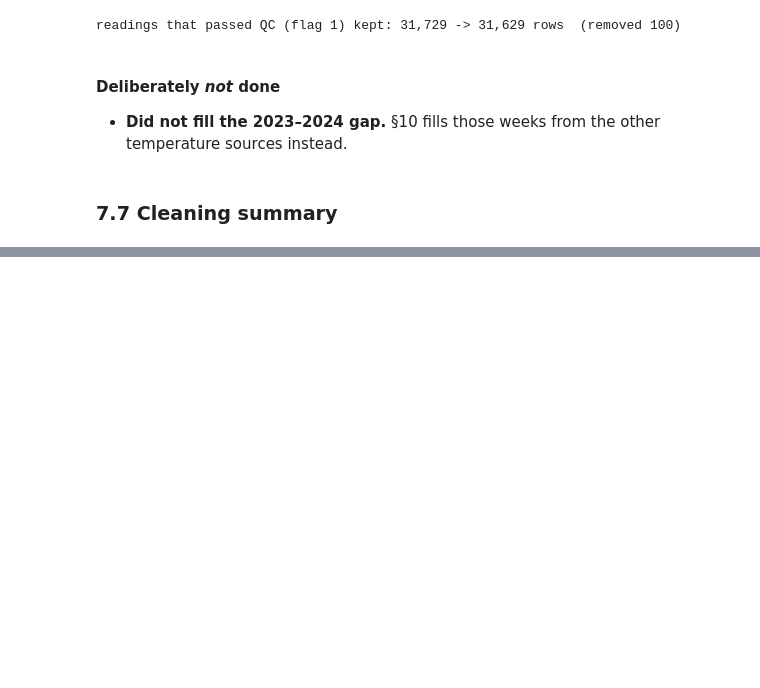
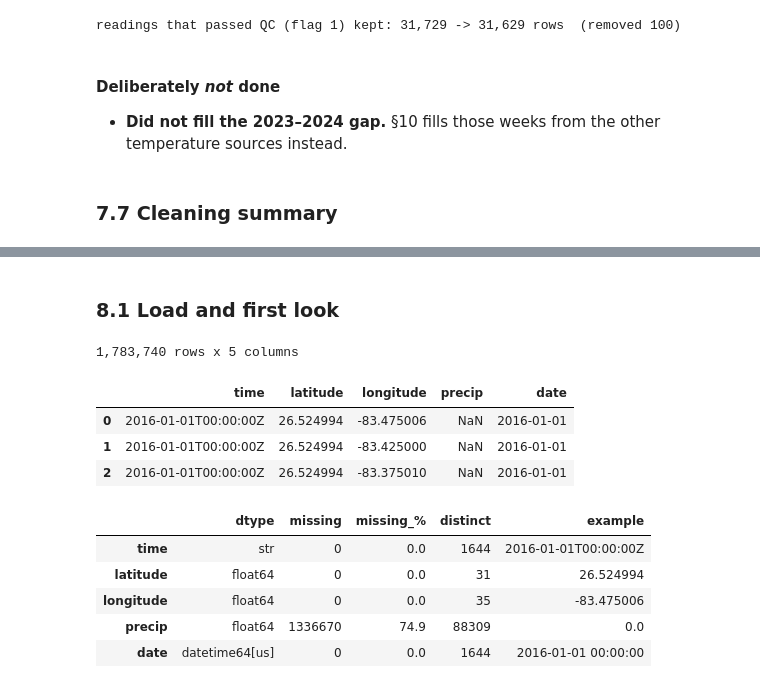
Before and after one commit to Break-Through-Tech/Biointerphase-1A-forecasting-harmful-algal-bloom-risk, a Jupyter notebook: models/notebooks/00_master_eda_and_merge.ipynb, the cells around one changed output, grey strips where cells are left out. Cells and saved outputs as stored; diff of their text form; code cells hidden in the pictures; blank space fills up the shorter version.

```diff
--- a/models/notebooks/00_master_eda_and_merge.ipynb
+++ b/models/notebooks/00_master_eda_and_merge.ipynb
@@ -2056,0 +2071,20 @@ del mote_raw
+# %% [markdown]
+### 8.1 Load and first look
+# %%
+chirps = read_erddap("chirps20GlobalDailyP05_0878_d358_0bc6")
+chirps["date"] = pd.to_datetime(chirps["time"]).dt.tz_localize(None)
+print(f"{len(chirps):,} rows x {chirps.shape[1]} columns")
+display(chirps.head(3))
+profile_columns(chirps)
+# %% [output]
+1,783,740 rows x 5 columns
+|  | time | latitude | longitude | precip | date |
+| 0 | 2016-01-01T00:00:00Z | 26.524994 | -83.475006 | NaN | 2016-01-01 |
+| 1 | 2016-01-01T00:00:00Z | 26.524994 | -83.425000 | NaN | 2016-01-01 |
+| 2 | 2016-01-01T00:00:00Z | 26.524994 | -83.375010 | NaN | 2016-01-01 |
+|  | dtype | missing | missing_% | distinct | example |
+| time | str | 0 | 0.0 | 1644 | 2016-01-01T00:00:00Z |
+| latitude | float64 | 0 | 0.0 | 31 | 26.524994 |
+| longitude | float64 | 0 | 0.0 | 35 | -83.475006 |
+| precip | float64 | 1336670 | 74.9 | 88309 | 0.0 |
+| date | datetime64[us] | 0 | 0.0 | 1644 | 2016-01-01 00:00:00 |
```
Also changed, not shown: parts of 14 cells of this notebook, 3 other files.
